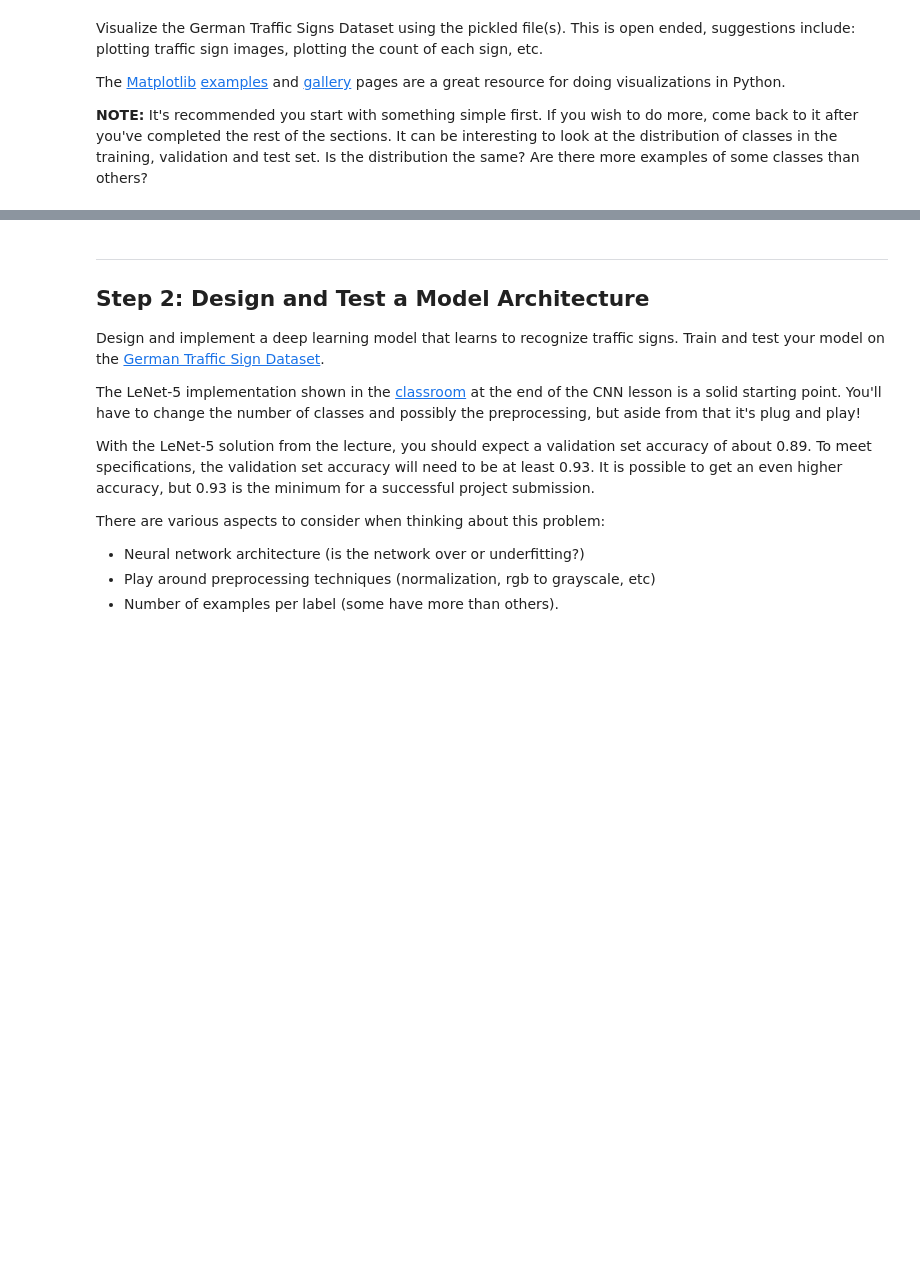
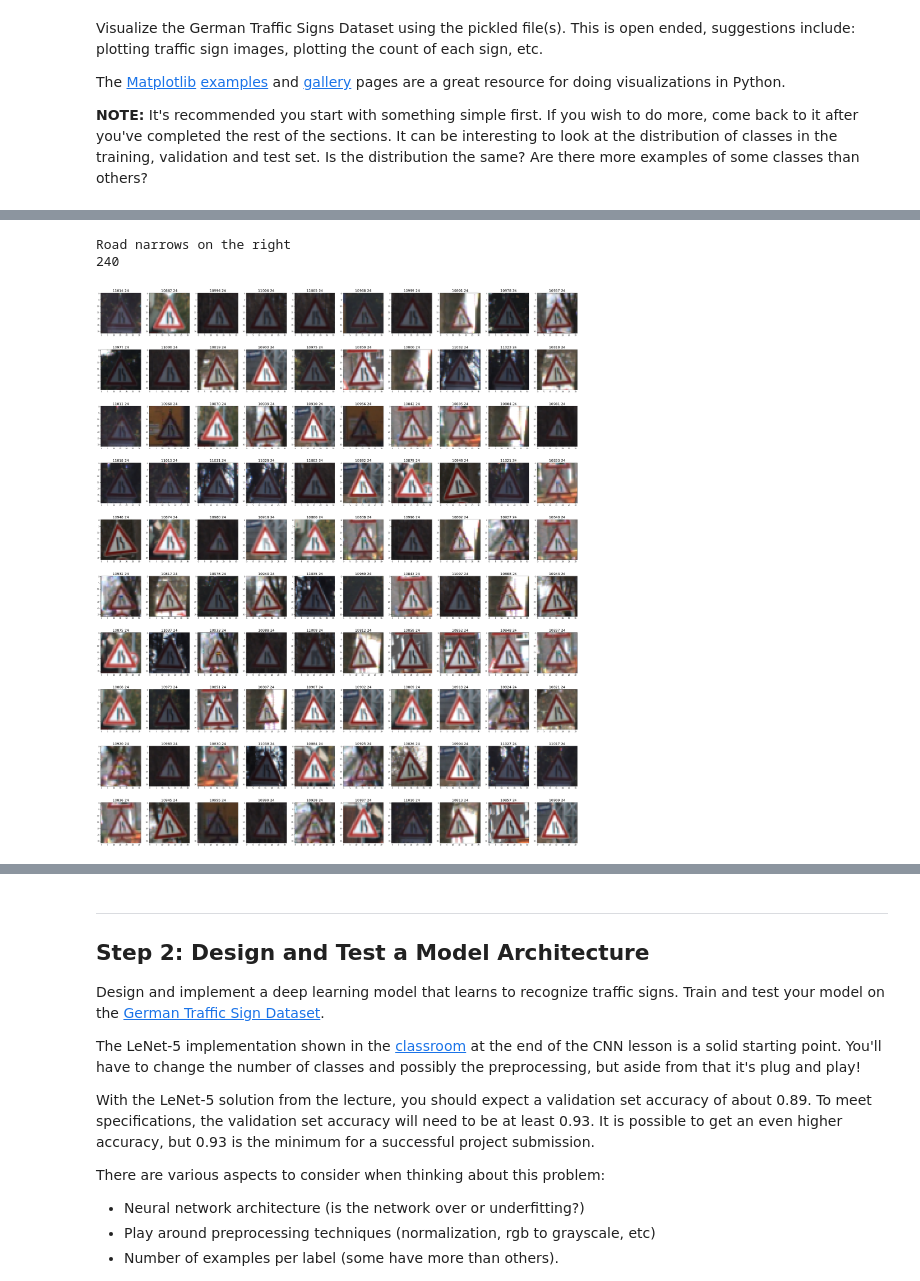
Before and after one commit to magicyuli/CarND-Traffic-Sign-Classifier-Project, a Jupyter notebook: Traffic_Sign_Classifier.ipynb, the cells around one changed output, grey strips where cells are left out. Cells and saved outputs as stored; diff of their text form; code cells hidden in the pictures; blank space fills up the shorter version.

```diff
--- a/Traffic_Sign_Classifier.ipynb
+++ b/Traffic_Sign_Classifier.ipynb
@@ -139,4 +143,8 @@ showImages(X_train, y_train)
 # %%
-showImagesOfLabel(X_train, y_train, 42)
+showImagesOfLabel(X_train, y_train, 24)
+# %% [output]
+Road narrows on the right
+240
+[figure, added]
 # %%
 showImagesOfLabel(X_valid, y_valid, 24)
```
Also changed, not shown: parts of 33 cells of this notebook, 13 other files.
